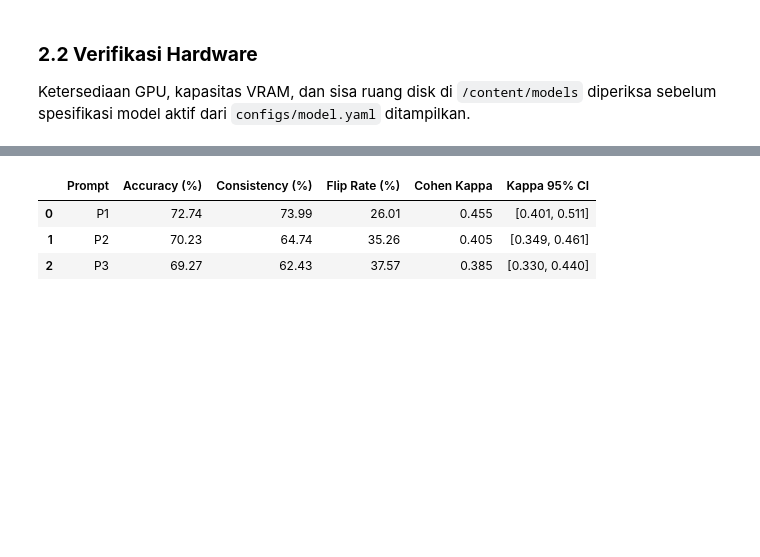
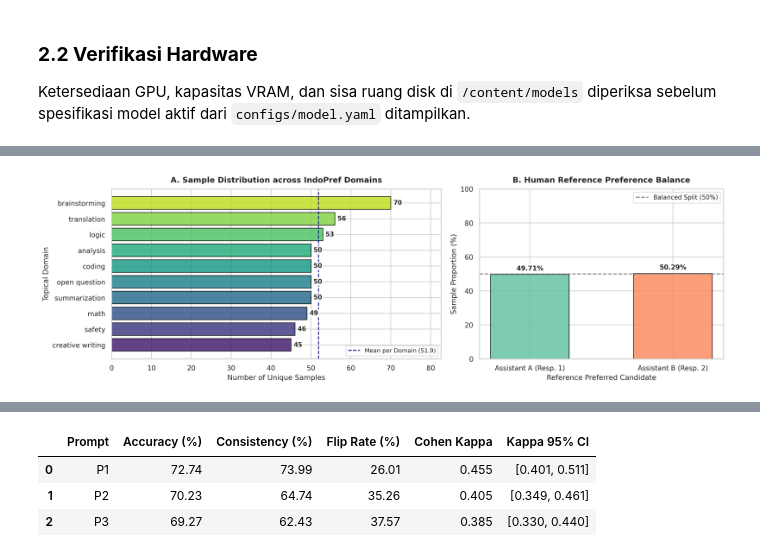
Before and after one commit to RozhakDev/LLMReliability, a Jupyter notebook: Qwen3/01_Qwen3_Evaluation_Runner.ipynb, the cells around one changed output, grey strips where cells are left out. Cells and saved outputs as stored; diff of their text form; code cells hidden in the pictures; blank space fills up the shorter version.

```diff
--- a/Qwen3/01_Qwen3_Evaluation_Runner.ipynb
+++ b/Qwen3/01_Qwen3_Evaluation_Runner.ipynb
@@ -167,0 +250,10 @@ display(df_eval["domain"].value_counts().to_frame(name="samples"))
+# %%
+configure_matplotlib_theme(cfg.visualization)
+plot_dataset_profile(
+    df_eval=df_eval,
+    results_dir=paths.results_dir,
+    logger=data_logger,
+    dpi=cfg.visualization.dpi,
+    show_inline=SHOW_INLINE,
+)
+# %% [output]
@@ -167,0 +262 @@ display(df_eval["domain"].value_counts().to_frame(name="samples"))
+[figure, added]
```
Also changed, not shown: parts of 45 cells of this notebook, 37 other files.
